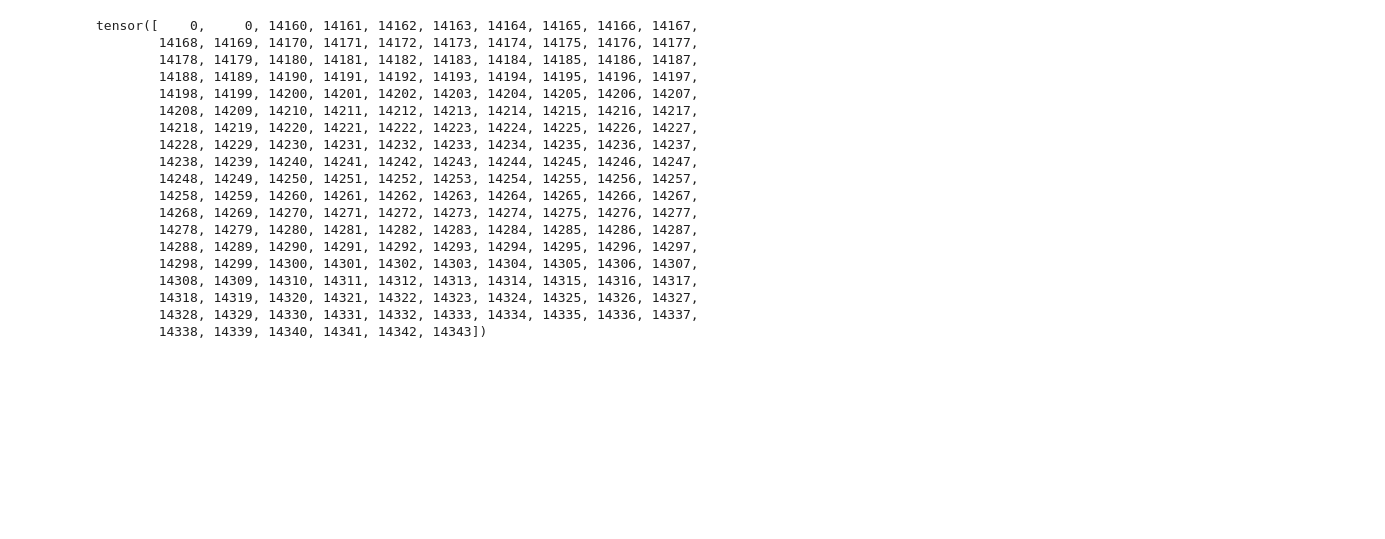
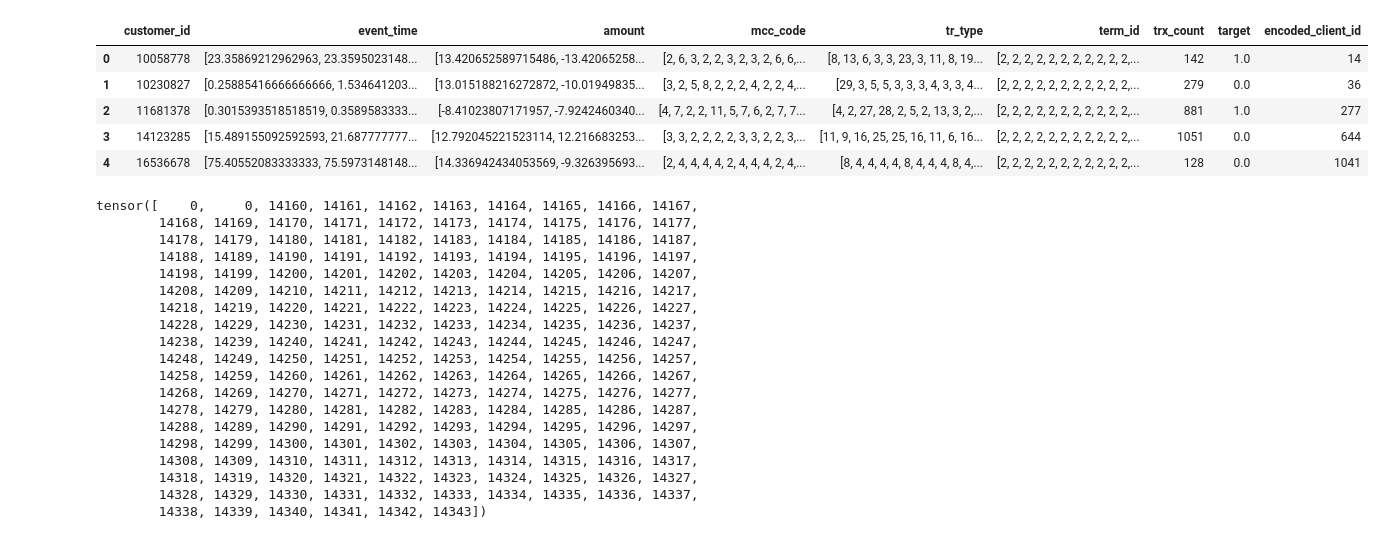
Before and after one commit to proshian/my-coles-gnn-experimetns, a Jupyter notebook: scenario_gender/checks.ipynb, the cells around one changed output. Drawn from its saved outputs; the diff is of its cells as text; code cells hidden in the pictures; blank space fills up the shorter version.

Commit message:
make_dataset encodes clients

```diff
--- a/scenario_gender/checks.ipynb
+++ b/scenario_gender/checks.ipynb
@@ -0,0 +50,11 @@
+# %%
+df = pd.read_parquet('data/train_trx.parquet')
+# %%
+df.head()
+# %% [output]
+|  | customer_id | event_time | amount | mcc_code | tr_type | term_id | trx_count | target | encoded_client_id |
+| 0 | 10058778 | [23.35869212962963, 23.3595023148... | [13.420652589715486, -13.42065258... | [2, 6, 3, 2, 2, 3, 2, 3, 2, 6, 6,... | [8, 13, 6, 3, 3, 23, 3, 11, 8, 19... | [2, 2, 2, 2, 2, 2, 2, 2, 2, 2, 2,... | 142 | 1.0 | 14 |
+| 1 | 10230827 | [0.25885416666666666, 1.534641203... | [13.015188216272872, -10.01949835... | [3, 2, 5, 8, 2, 2, 2, 4, 2, 2, 4,... | [29, 3, 5, 5, 3, 3, 3, 4, 3, 3, 4... | [2, 2, 2, 2, 2, 2, 2, 2, 2, 2, 2,... | 279 | 0.0 | 36 |
+| 2 | 11681378 | [0.3015393518518519, 0.3589583333... | [-8.41023807171957, -7.9242460340... | [4, 7, 2, 2, 11, 5, 7, 6, 2, 7, 7... | [4, 2, 27, 28, 2, 5, 2, 13, 3, 2,... | [2, 2, 2, 2, 2, 2, 2, 2, 2, 2, 2,... | 881 | 1.0 | 277 |
+| 3 | 14123285 | [15.489155092592593, 21.687777777... | [12.792045221523114, 12.216683253... | [3, 3, 2, 2, 2, 2, 3, 3, 2, 2, 3,... | [11, 9, 16, 25, 25, 16, 11, 6, 16... | [2, 2, 2, 2, 2, 2, 2, 2, 2, 2, 2,... | 1051 | 0.0 | 644 |
+| 4 | 16536678 | [75.40552083333333, 75.5973148148... | [14.336942434053569, -9.326395693... | [2, 4, 4, 4, 4, 2, 4, 4, 4, 2, 4,... | [8, 4, 4, 4, 4, 8, 4, 4, 4, 8, 4,... | [2, 2, 2, 2, 2, 2, 2, 2, 2, 2, 2,... | 128 | 0.0 | 1041 |
```
Also changed, not shown: parts of 6 cells of this notebook, 6 other files.
